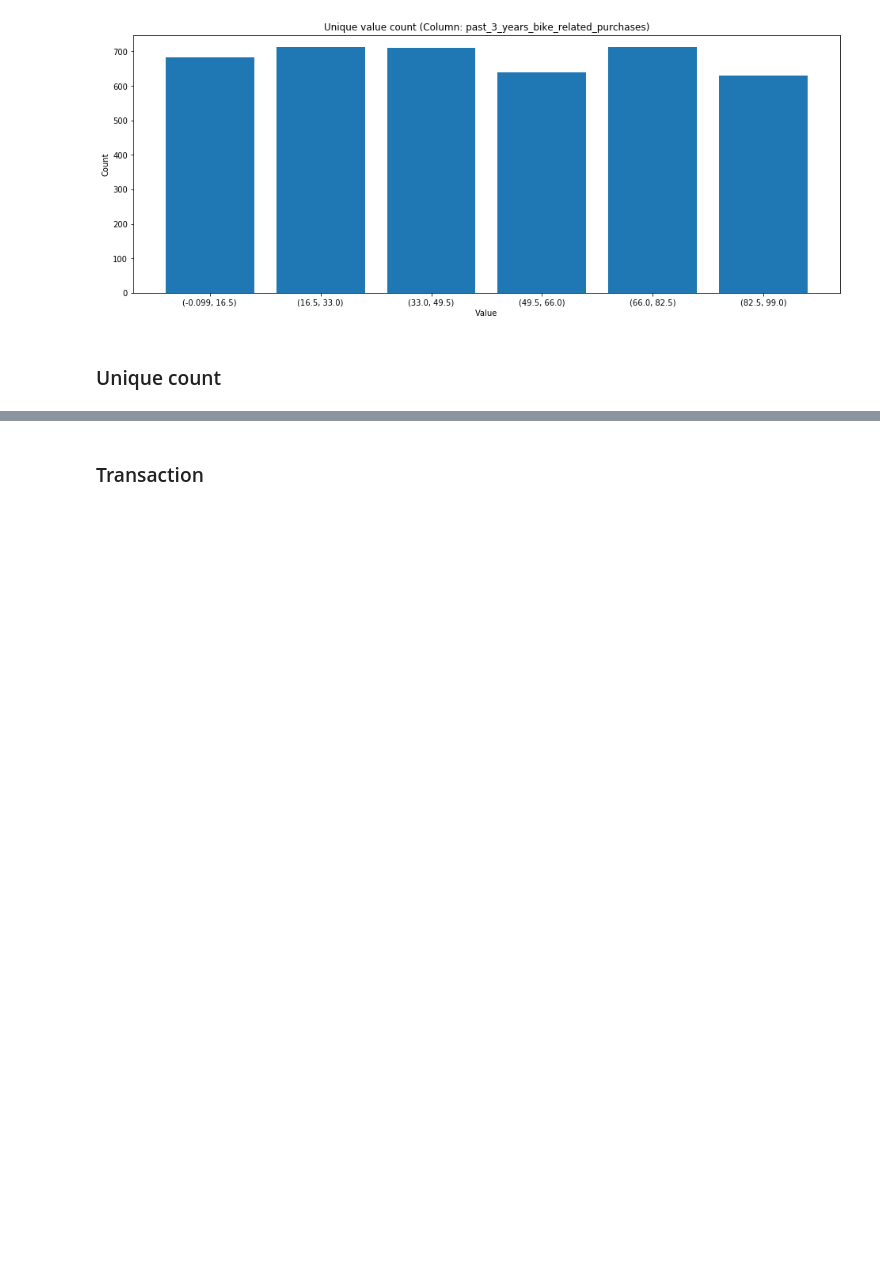
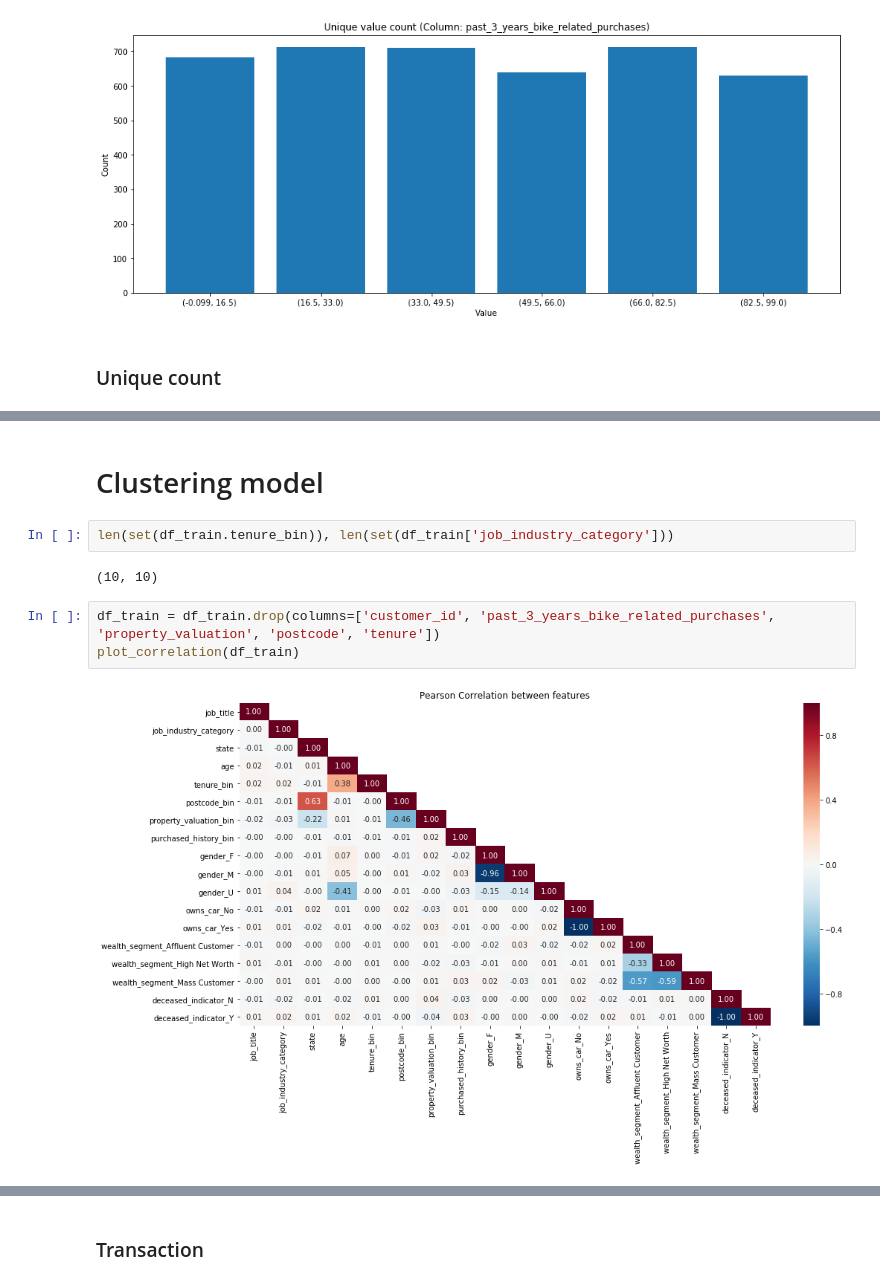
Before and after one commit to jacksenteh/KPMG_Virtual_Internship, a Jupyter notebook: Data_Analysis.ipynb, the cells around one changed output, grey strips where cells are left out. Drawn from its saved outputs; the diff is of its cells as text; blank space fills up the shorter version.

```diff
--- a/Data_Analysis.ipynb
+++ b/Data_Analysis.ipynb
@@ -448,0 +468,11 @@ unq_count(df_train, 'property_valuation')
+# %% [markdown]
+# Clustering model
+# %%
+len(set(df_train.tenure_bin)), len(set(df_train['job_industry_category']))
+# %% [output]
+(10, 10)
+# %%
+df_train = df_train.drop(columns=['customer_id', 'past_3_years_bike_related_purchases', 'property_valuation', 'postcode', 'tenure'])
+plot_correlation(df_train)
+# %% [output]
+[figure, added]
```
Also changed, not shown: parts of 18 cells of this notebook, 7 other files.
